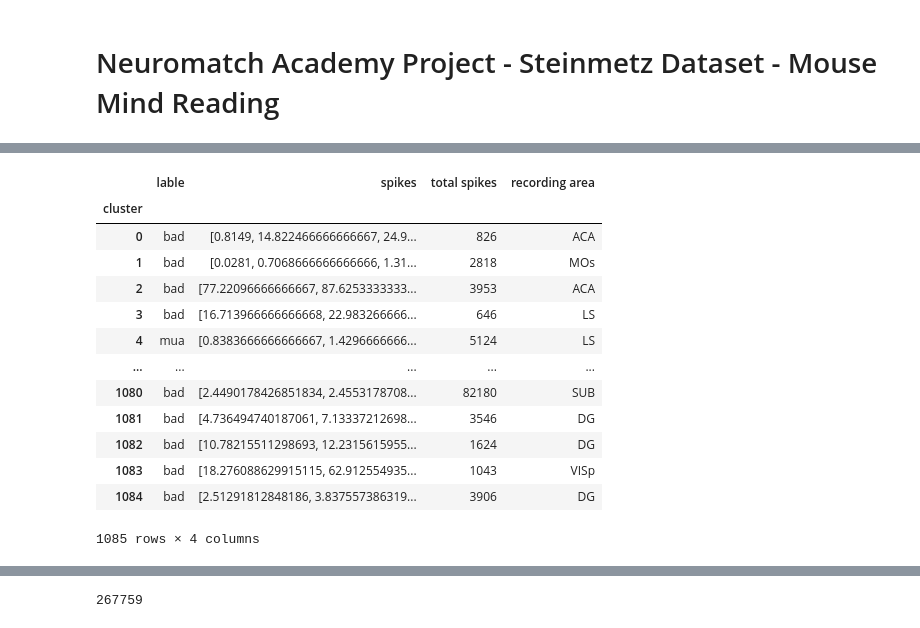
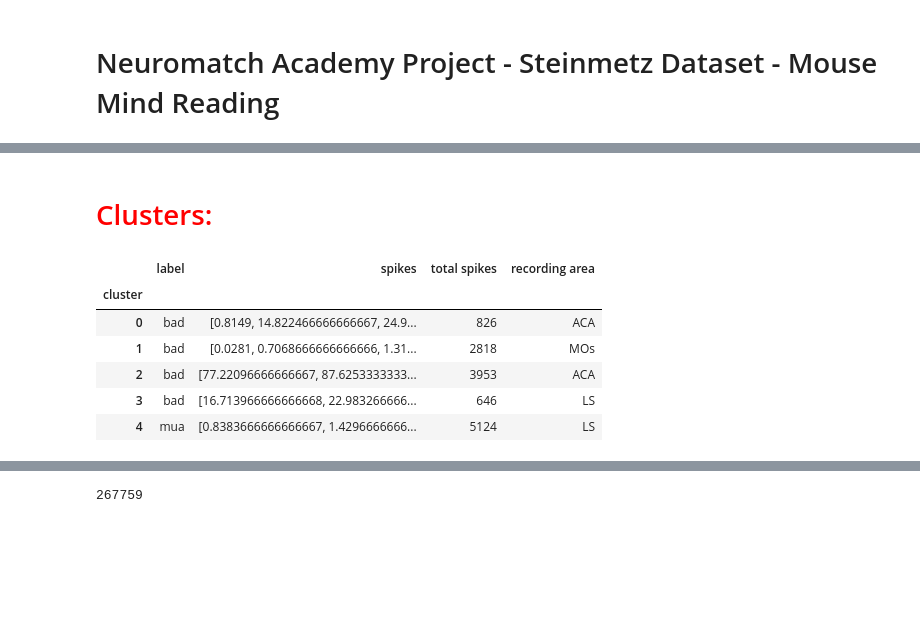
Before and after one commit to KceniaB/NMA_project, a Jupyter notebook: kce/kce_project.ipynb, the cells around one changed output, grey strips where cells are left out. Cells and saved outputs as stored; diff of their text form; code cells hidden in the pictures; blank space fills up the shorter version.

```diff
--- a/kce/kce_project.ipynb
+++ b/kce/kce_project.ipynb
@@ -18,2 +12,16 @@ from nma_class import NMA_project
+# %%
+# link to parent folder with all datasets
+#main_folder = "/content/gdrive/My Drive/3 Projekte/Neuromatch Summer School/Projekt/steinmetz_dataset"
+#main_folder = "C:/Users/User/Google Drive/3 Projekte/Neuromatch Summer School/Projekt/steinmetz_dataset"
+#main_folder = "Z:/3 Projekte/Neuromatch Summer School/Projekt/steinmetz_dataset"
+#main_folder = "E:/3 Projekte/Neuromatch Summer School/Projekt/steinmetz_dataset"
+main_folder = '/Volumes/GoogleDrive/My Drive/NMA_Dataset/Dataset_1'
+
+
+# initialize loader object
+loader = loader(main_folder)
+# %%
+# get available sessions
+all_session_folders, all_session_names = loader.get_available_session()
 # %% [markdown]
 # Neuromatch Academy Project - Steinmetz Dataset - Mouse Mind Reading
@@ -68,0 +28,7 @@ trials_df
+# %%
+# load default session =
+session = loader.load_session(all_session_folders[0])
+#channels_df = session['channels_df']
+spikes_df = session['spikes_df']
+clusters_df = session['clusters_df']
+trials_df = session['trials_df']
@@ -105,17 +186,12 @@ channels_df
+# %% [markdown]
+# <font color='red'>Clusters: </font>
 # %%
-clusters_df
+clusters_df.head()
 # %% [output]
-|  | lable | spikes | total spikes | recording area |
+|  | label | spikes | total spikes | recording area |
 | cluster |  |  |  |  |
 | 0 | bad | [0.8149, 14.822466666666667, 24.9... | 826 | ACA |
 | 1 | bad | [0.0281, 0.7068666666666666, 1.31... | 2818 | MOs |
 | 2 | bad | [77.22096666666667, 87.6253333333... | 3953 | ACA |
 | 3 | bad | [16.713966666666668, 22.983266666... | 646 | LS |
 | 4 | mua | [0.8383666666666667, 1.4296666666... | 5124 | LS |
-| ... | ... | ... | ... | ... |
-| 1080 | bad | [2.4490178426851834, 2.4553178708... | 82180 | SUB |
-| 1081 | bad | [4.736494740187061, 7.13337212698... | 3546 | DG |
-| 1082 | bad | [10.78215511298693, 12.2315615955... | 1624 | DG |
-| 1083 | bad | [18.276088629915115, 62.912554935... | 1043 | VISp |
-| 1084 | bad | [2.51291812848186, 3.837557386319... | 3906 | DG |
-1085 rows × 4 columns
```
Also changed, not shown: parts of 66 cells of this notebook, 2 other files.
